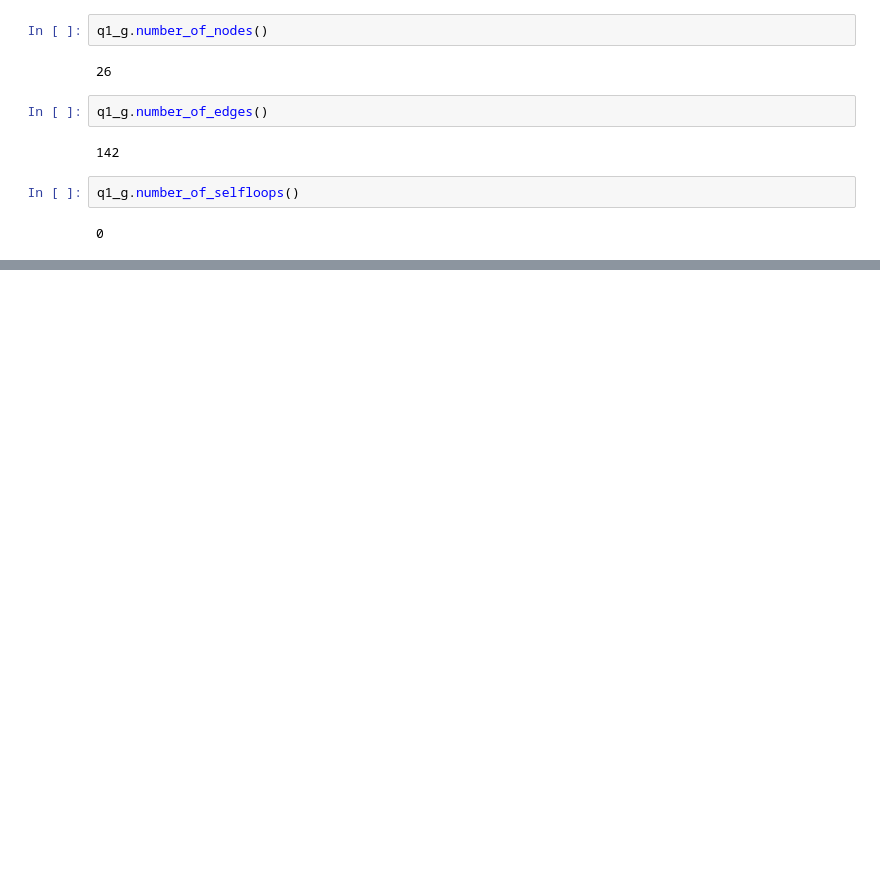
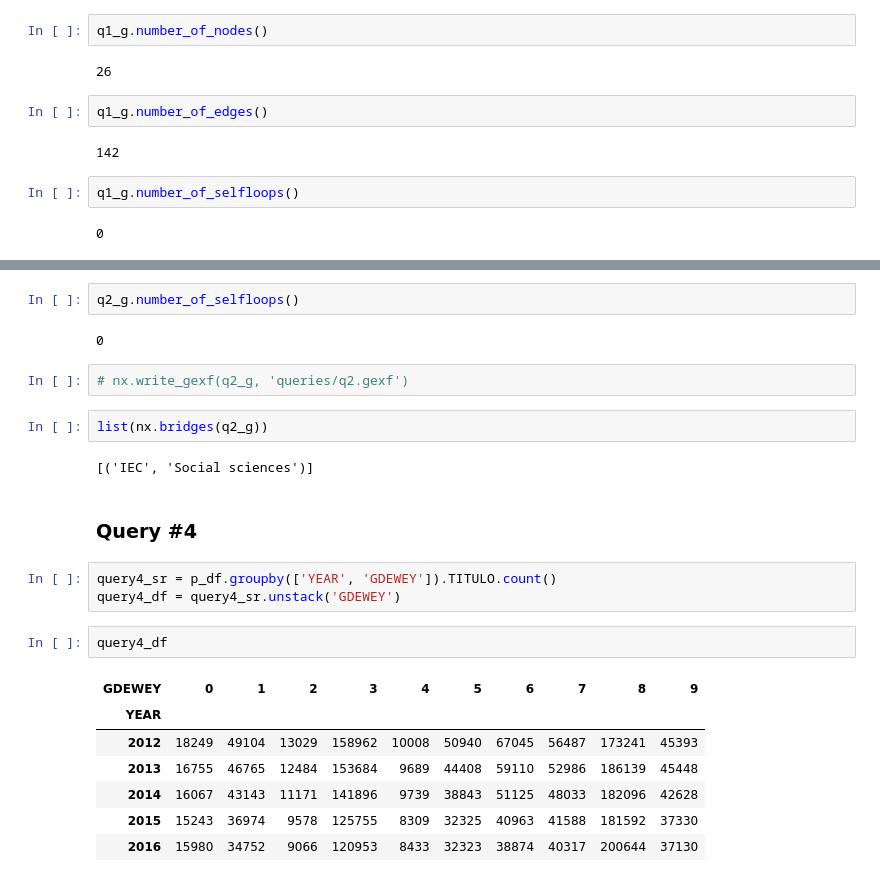
Before and after one commit to mavillard/colombia, a Jupyter notebook: queries.ipynb, the cells around one changed output, grey strips where cells are left out. Cells and saved outputs as stored; diff of their text form; blank space fills up the shorter version.

Commit message:
Queries in progress

```diff
--- a/queries.ipynb
+++ b/queries.ipynb
@@ -271,0 +363,25 @@ nx.write_gexf(q1_g, 'queries/q1.gexf')
+# %%
+q2_g.number_of_selfloops()
+# %% [output]
+0
+# %%
+# nx.write_gexf(q2_g, 'queries/q2.gexf')
+# %%
+list(nx.bridges(q2_g))
+# %% [output]
+[('IEC', 'Social sciences')]
+# %% [markdown]
+### Query #4
+# %%
+query4_sr = p_df.groupby(['YEAR', 'GDEWEY']).TITULO.count()
+query4_df = query4_sr.unstack('GDEWEY')
+# %%
+query4_df
+# %% [output]
+| GDEWEY | 0 | 1 | 2 | 3 | 4 | 5 | 6 | 7 | 8 | 9 |
+| YEAR |  |  |  |  |  |  |  |  |  |  |
+| 2012 | 18249 | 49104 | 13029 | 158962 | 10008 | 50940 | 67045 | 56487 | 173241 | 45393 |
+| 2013 | 16755 | 46765 | 12484 | 153684 | 9689 | 44408 | 59110 | 52986 | 186139 | 45448 |
+| 2014 | 16067 | 43143 | 11171 | 141896 | 9739 | 38843 | 51125 | 48033 | 182096 | 42628 |
+| 2015 | 15243 | 36974 | 9578 | 125755 | 8309 | 32325 | 40963 | 41588 | 181592 | 37330 |
+| 2016 | 15980 | 34752 | 9066 | 120953 | 8433 | 32323 | 38874 | 40317 | 200644 | 37130 |
```
Also changed, not shown: parts of 23 cells of this notebook.
